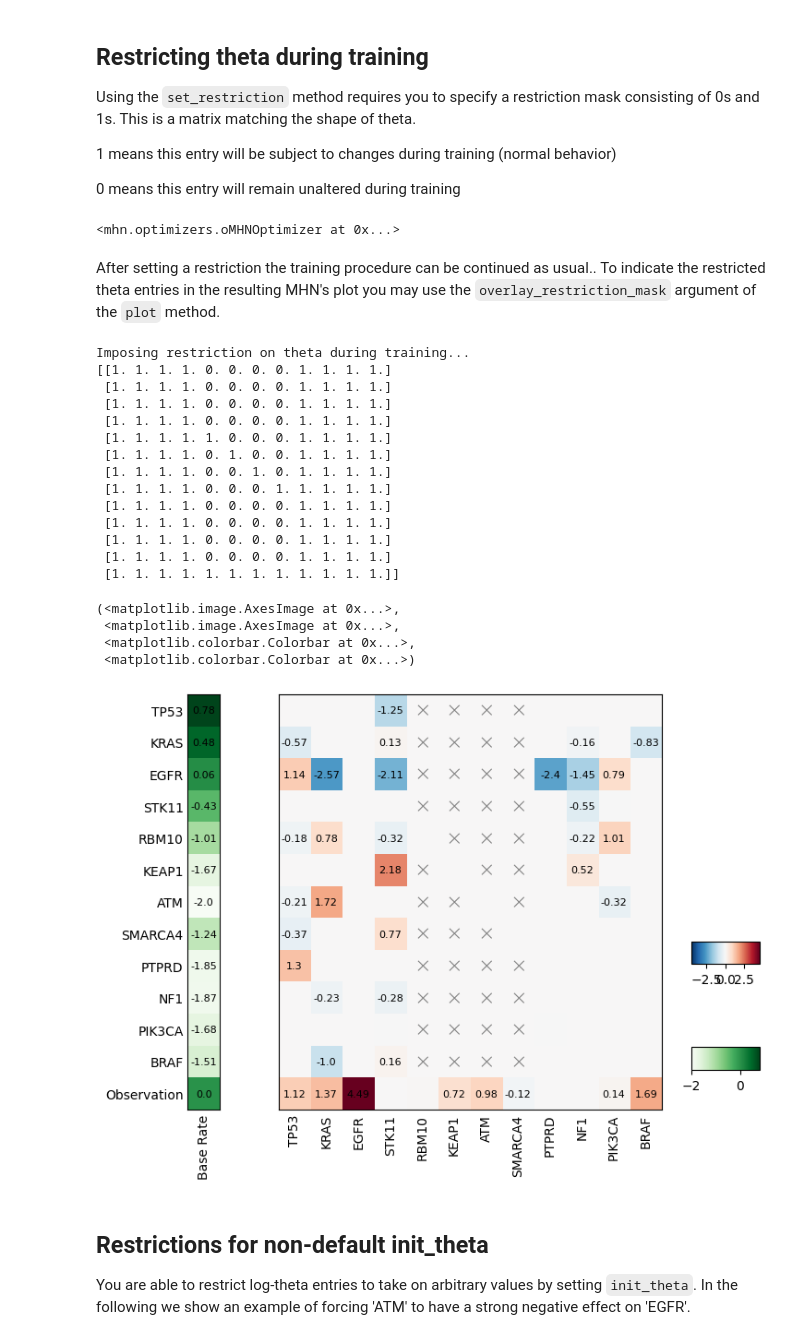
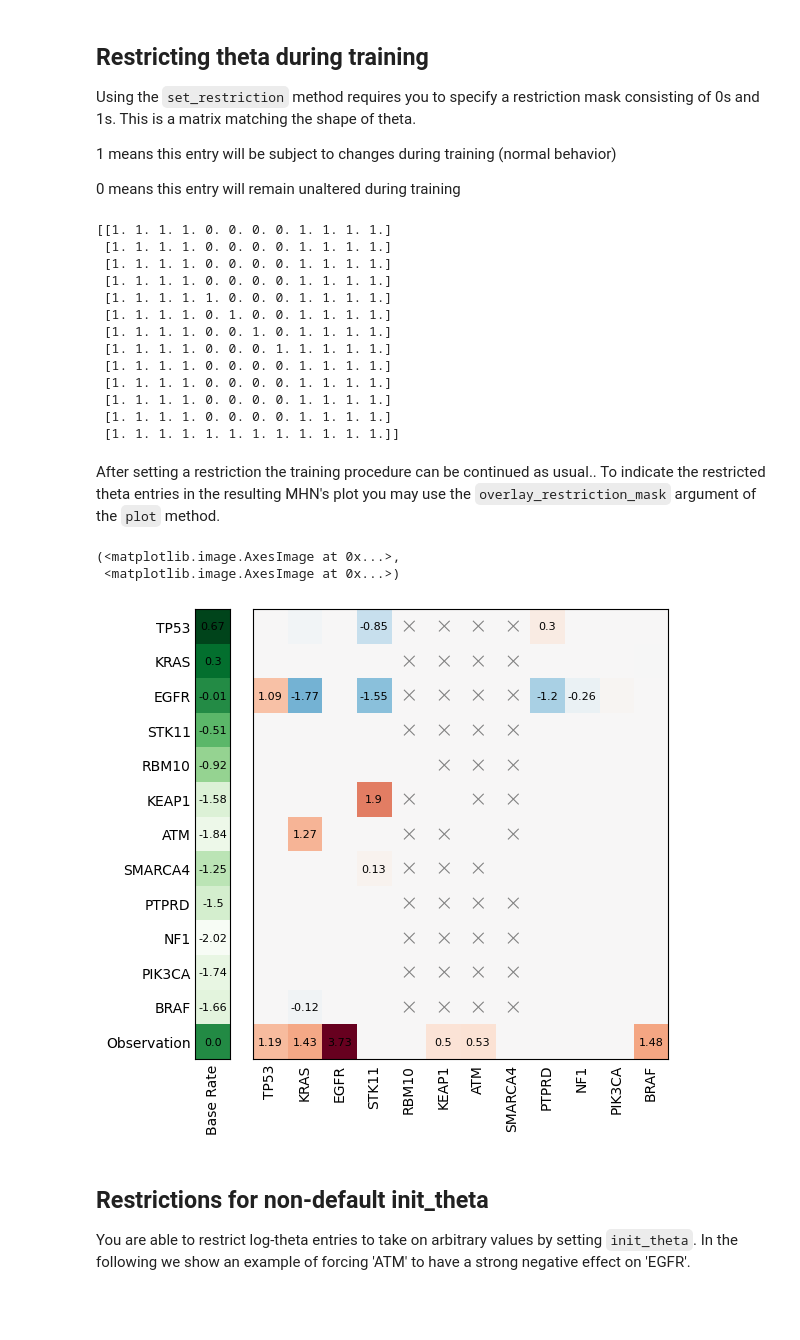
Before and after one commit to MichaelBonart/LearnMHN_TestRepo, a Jupyter notebook: demo/demo_theta-restriction.ipynb, the cells around one changed output. Saved outputs shown, nothing was run; the diff lists cells and outputs as text; code cells hidden in the pictures; blank space fills up the shorter version.

Commit message:
adjusted plotting of restriction mask

```diff
--- a/demo/demo_theta-restriction.ipynb
+++ b/demo/demo_theta-restriction.ipynb
@@ -25,4 +25,15 @@ input_subset = input.sample(n=500, random_state=6)
 opt = Optimizer()
 opt.load_data_matrix(input_subset)
 opt.set_penalty(opt.Penalty.L1)
-opt_lam=1.0/len(input_subset)
+
+lambda_min = 0.1/len(input_subset)
+lambda_max = 100/len(input_subset)
+
+np.random.seed(123)
+opt_lam, lambda_scores = opt.lambda_from_cv(
+    lambda_min=lambda_min, lambda_max=lambda_max, steps=5, nfolds=3, show_progressbar=True, return_lambda_scores=True)
+
+print(f"Lambda scores: {lambda_scores}")
+
+opt.train(lam=opt_lam)
+opt.result.plot(colorbar=False)
@@ -35,41 +56,39 @@ Using the `set_restriction` method requires you to specify a restriction mask co
 
  0 means this entry will remain unaltered during training
 # %%
-#restriction_mask=np.eye(n+1,n)
 restriction_mask=np.ones((n+1,n))   #as we are using oMHN by default, the matrix shape needs to be ((n+1)xn)
 restriction_mask[:,4:8]=0
 
 np.fill_diagonal(restriction_mask,1)    #make sure diagonal entries (=baserates) are not getting restricted
 restriction_mask[-1]=1                #make sure bottom row (=observation rates) are not getting restricted
 opt.set_restriction(restriction_mask=restriction_mask)
+
+print(restriction_mask)
 # %% [output]
-<mhn.optimizers.oMHNOptimizer at 0x...>
+[[1. 1. 1. 1. 0. 0. 0. 0. 1. 1. 1. 1.]
+ [1. 1. 1. 1. 0. 0. 0. 0. 1. 1. 1. 1.]
+ [1. 1. 1. 1. 0. 0. 0. 0. 1. 1. 1. 1.]
+ [1. 1. 1. 1. 0. 0. 0. 0. 1. 1. 1. 1.]
+ [1. 1. 1. 1. 1. 0. 0. 0. 1. 1. 1. 1.]
+ [1. 1. 1. 1. 0. 1. 0. 0. 1. 1. 1. 1.]
+ [1. 1. 1. 1. 0. 0. 1. 0. 1. 1. 1. 1.]
+ [1. 1. 1. 1. 0. 0. 0. 1. 1. 1. 1. 1.]
+ [1. 1. 1. 1. 0. 0. 0. 0. 1. 1. 1. 1.]
+ [1. 1. 1. 1. 0. 0. 0. 0. 1. 1. 1. 1.]
+ [1. 1. 1. 1. 0. 0. 0. 0. 1. 1. 1. 1.]
+ [1. 1. 1. 1. 0. 0. 0. 0. 1. 1. 1. 1.]
+ [1. 1. 1. 1. 1. 1. 1. 1. 1. 1. 1. 1.]]
 # %% [markdown]
 After setting a restriction the training procedure can be continued as usual..
 To indicate the restricted theta entries in the resulting MHN's plot you may use the `overlay_restriction_mask` argument of the `plot` method.
 # %%
 opt.train(lam=opt_lam)
-opt.result.plot(overlay_restriction_mask=restriction_mask)
+opt.result.save("test_save.csv")
+opt.result.plot(overlay_restriction_mask=True, colorbar=False)
 # %% [output]
-Imposing restriction on theta during training...
-[[1. 1. 1. 1. 0. 0. 0. 0. 1. 1. 1. 1.]
- [1. 1. 1. 1. 0. 0. 0. 0. 1. 1. 1. 1.]
- [1. 1. 1. 1. 0. 0. 0. 0. 1. 1. 1. 1.]
- [1. 1. 1. 1. 0. 0. 0. 0. 1. 1. 1. 1.]
- [1. 1. 1. 1. 1. 0. 0. 0. 1. 1. 1. 1.]
- [1. 1. 1. 1. 0. 1. 0. 0. 1. 1. 1. 1.]
- [1. 1. 1. 1. 0. 0. 1. 0. 1. 1. 1. 1.]
- [1. 1. 1. 1. 0. 0. 0. 1. 1. 1. 1. 1.]
- [1. 1. 1. 1. 0. 0. 0. 0. 1. 1. 1. 1.]
- [1. 1. 1. 1. 0. 0. 0. 0. 1. 1. 1. 1.]
- [1. 1. 1. 1. 0. 0. 0. 0. 1. 1. 1. 1.]
- [1. 1. 1. 1. 0. 0. 0. 0. 1. 1. 1. 1.]
- [1. 1. 1. 1. 1. 1. 1. 1. 1. 1. 1. 1.]]
+(<matplotlib.image.AxesImage at 0x...>,
+ <matplotlib.image.AxesImage at 0x...>)
-(<matplotlib.image.AxesImage at 0x...>,
- <matplotlib.image.AxesImage at 0x...>,
- <matplotlib.colorbar.Colorbar at 0x...>,
- <matplotlib.colorbar.Colorbar at 0x...>)
-[figure, old version]
+[figure, new version]
 # %% [markdown]
 ## Restrictions for non-default init_theta
 You are able to restrict log-theta entries to take on arbitrary values by setting `init_theta`. In the following we show an example of forcing 'ATM' to have a strong negative effect on 'EGFR'.
```
Also changed, not shown: parts of 3 cells of this notebook, 1 other file.
